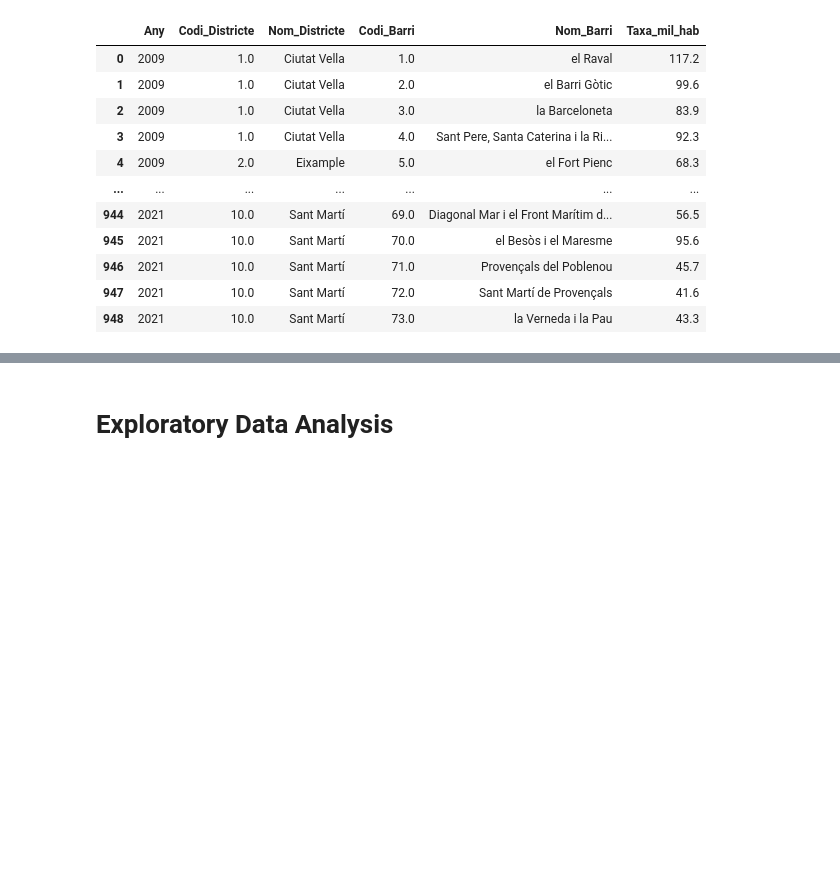
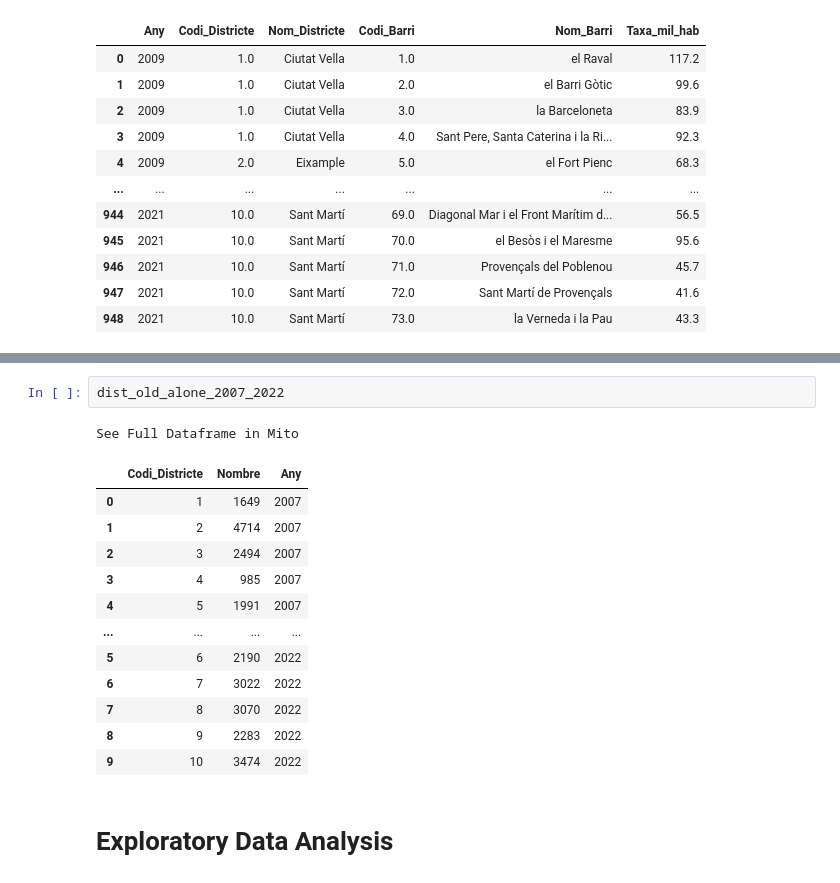
Before and after one commit to MarkusHumetus/Hackathon_Jornada_Talent_Digita_Oct_2022l, a Jupyter notebook: main.ipynb, the cells around one changed output, grey strips where cells are left out. Cells and saved outputs as stored; diff of their text form; blank space fills up the shorter version.

```diff
--- a/main.ipynb
+++ b/main.ipynb
@@ -200,3 +287,19 @@ See Full Dataframe in Mito
+# %%
+dist_old_alone_2007_2022
+# %% [output]
+See Full Dataframe in Mito
+|  | Codi_Districte | Nombre | Any |
+| 0 | 1 | 1649 | 2007 |
+| 1 | 2 | 4714 | 2007 |
+| 2 | 3 | 2494 | 2007 |
+| 3 | 4 | 985 | 2007 |
+| 4 | 5 | 1991 | 2007 |
+| ... | ... | ... | ... |
+| 5 | 6 | 2190 | 2022 |
+| 6 | 7 | 3022 | 2022 |
+| 7 | 8 | 3070 | 2022 |
+| 8 | 9 | 2283 | 2022 |
+| 9 | 10 | 3474 | 2022 |
 # %% [markdown]
 # Exploratory Data Analysis
 # %% [markdown]
```
Also changed, not shown: parts of 10 cells of this notebook, 3 other files.
